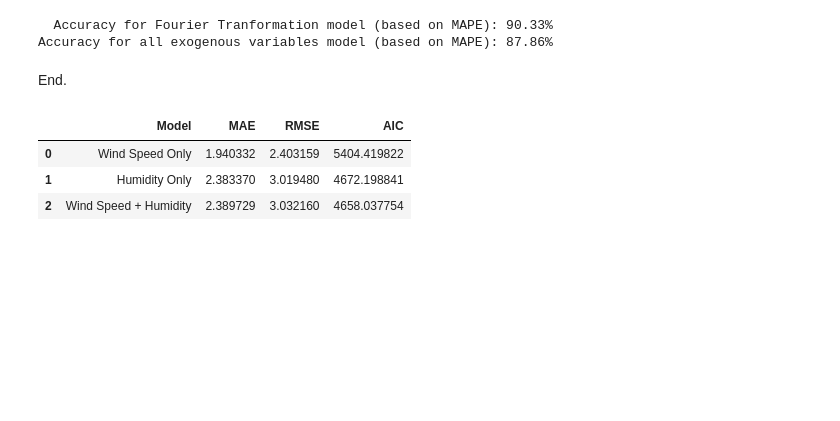
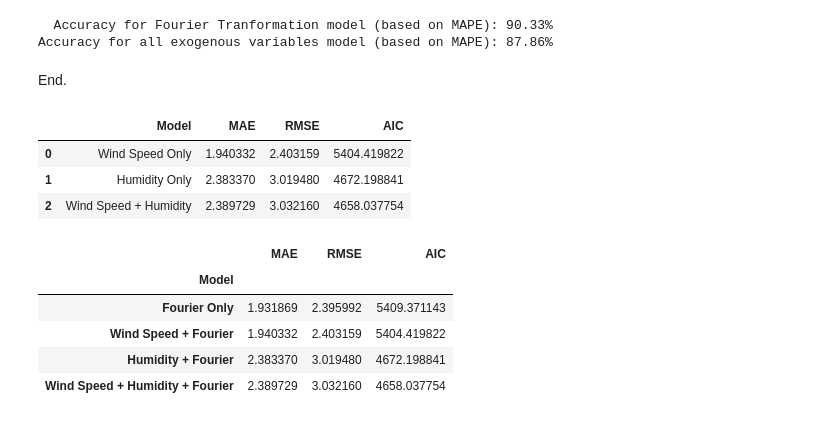
Before and after one commit to LeonardoSMSoares/Economics-Finance-2, a Jupyter notebook: Case Collection/CCMTS 13 - SARIMAX - Fourier Transformation.ipynb, the cells around one changed output. Cells and saved outputs as stored; diff of their text form; code cells hidden in the pictures; blank space fills up the shorter version.

```diff
--- a/Case Collection/CCMTS 13 - SARIMAX - Fourier Transformation.ipynb
+++ b/Case Collection/CCMTS 13 - SARIMAX - Fourier Transformation.ipynb
@@ -1692,3 +1692,69 @@ comparison_df
 | 0 | Wind Speed Only | 1.940332 | 2.403159 | 5404.419822 |
 | 1 | Humidity Only | 2.383370 | 3.019480 | 4672.198841 |
 | 2 | Wind Speed + Humidity | 2.389729 | 3.032160 | 4658.037754 |
+# %%
+from statsmodels.tsa.statespace.sarimax import SARIMAX
+from sklearn.metrics import mean_absolute_error, mean_squared_error
+
+
+
+# Configuration
+order = (1, 1, 1)
+seasonal_order = (0, 0, 0, 365)
+
+# Helper function to fit model and evaluate
+def fit_and_evaluate(endog_train, endog_test, exog_train=None, exog_test=None):
+    model = SARIMAX(endog_train,
+                    exog=exog_train,
+                    order=order,
+                    seasonal_order=seasonal_order,
+                    enforce_stationarity=False,
+                    enforce_invertibility=False)
+    model_fit = model.fit(disp=False)
+    forecast = model_fit.get_forecast(steps=len(endog_test), exog=exog_test)
+    pred = forecast.predicted_mean
+
+    mae = mean_absolute_error(endog_test, pred)
+    rmse = np.sqrt(mean_squared_error(endog_test, pred))
+    aic = model_fit.aic
+
+    return mae, rmse, aic
+
+# Model 0: Fourier only
+mae_00, rmse_00, aic_00 = fit_and_evaluate(train['temp'], test['temp'],
+                                           exog_train=train[['Fourier']],
+                                           exog_test=test[['Fourier']])
+
+# Model 1: wind_speed and Fourier
+mae_ws, rmse_ws, aic_ws = fit_and_evaluate(train['temp'], test['temp'],
+                                           exog_train=train[['wind_speed','Fourier']],
+                                           exog_test=test[['wind_speed','Fourier']])
+
+# Model 2: humidity and Fourier
+mae_h, rmse_h, aic_h = fit_and_evaluate(train['temp'], test['temp'],
+                                        exog_train=train[['humidity','Fourier']],
+                                        exog_test=test[['humidity','Fourier']])
+
+# Model 3: wind_speed, humidity, and Fourier
+mae_both, rmse_both, aic_both = fit_and_evaluate(train['temp'], test['temp'],
+                                                 exog_train=train[['wind_speed', 'humidity','Fourier']],
+                                                 exog_test=test[['wind_speed', 'humidity','Fourier']])
+
+# Compile results
+comparison_df = pd.DataFrame({
+    'Model': ['Fourier Only' ,'Wind Speed + Fourier', 'Humidity + Fourier', 'Wind Speed + Humidity + Fourier'],
+    'MAE': [mae_00, mae_ws, mae_h, mae_both],
+    'RMSE': [rmse_00, rmse_ws, rmse_h, rmse_both],
+    'AIC': [aic_00, aic_ws, aic_h, aic_both]
+})
+
+# Set index
+comparison_df.set_index('Model', inplace=True)
+comparison_df
+# %% [output]
+|  | MAE | RMSE | AIC |
+| Model |  |  |  |
+| Fourier Only | 1.931869 | 2.395992 | 5409.371143 |
+| Wind Speed + Fourier | 1.940332 | 2.403159 | 5404.419822 |
+| Humidity + Fourier | 2.383370 | 3.019480 | 4672.198841 |
+| Wind Speed + Humidity + Fourier | 2.389729 | 3.032160 | 4658.037754 |
```
Also changed, not shown: parts of 6 cells of this notebook.
